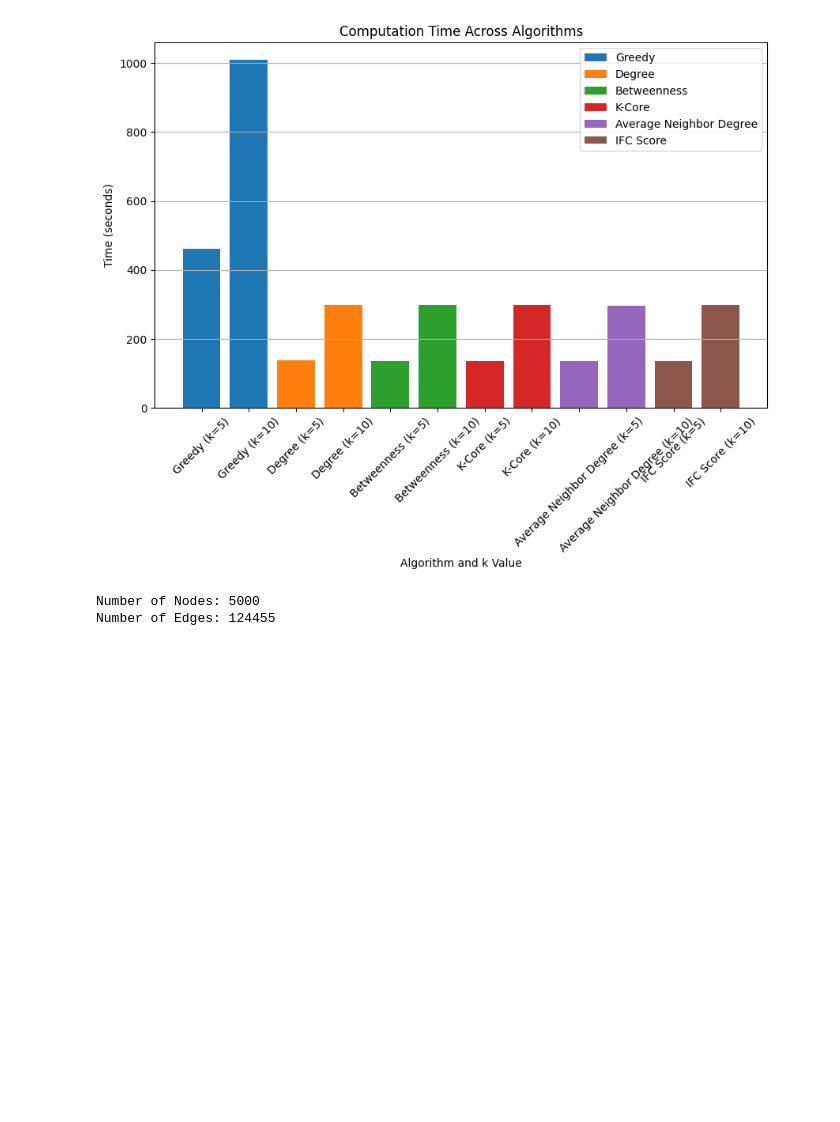
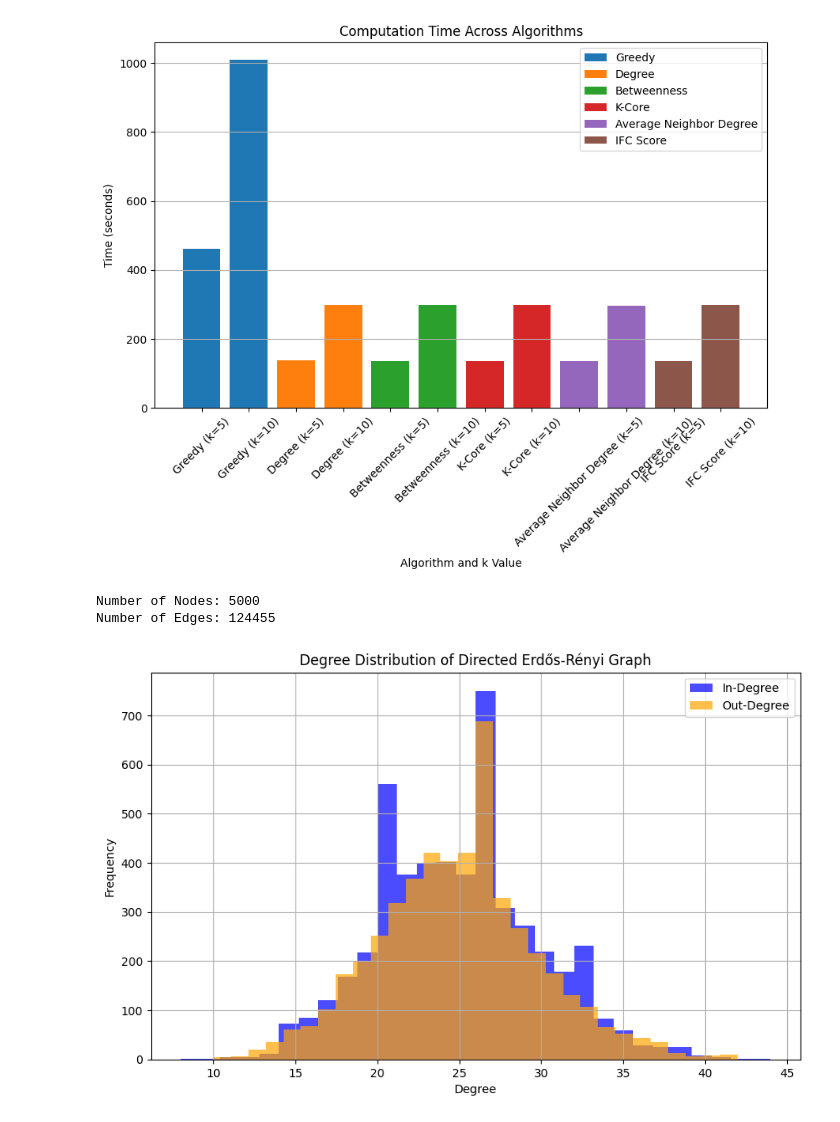
Before and after one commit to AaqibZ/AaqibZ, a Jupyter notebook: IM_Using_GNN.ipynb, the cells around one changed output. Drawn from its saved outputs; the diff is of its cells as text; code cells hidden in the pictures; blank space fills up the shorter version.

```diff
--- a/IM_Using_GNN.ipynb
+++ b/IM_Using_GNN.ipynb
@@ -2096,3 +2096,22 @@ graph_processor = GraphProcessor()
 G = graph_processor.add_features_to_graph(G)
 # Add labels based on IFC score (top 30% of nodes)
 G = graph_processor.add_labels_to_graph(G, top_percentage=40)
+# %%
+import matplotlib.pyplot as plt
+
+# Calculate in-degree and out-degree
+in_degrees = [d for _, d in G.in_degree()]
+out_degrees = [d for _, d in G.out_degree()]
+
+# Plot in-degree distribution
+plt.figure(figsize=(10, 6))
+plt.hist(in_degrees, bins=30, alpha=0.7, label="In-Degree", color="blue")
+plt.hist(out_degrees, bins=30, alpha=0.7, label="Out-Degree", color="orange")
+plt.title("Degree Distribution of Directed Erdős-Rényi Graph")
+plt.xlabel("Degree")
+plt.ylabel("Frequency")
+plt.legend()
+plt.grid()
+plt.show()
+# %% [output]
+[figure, added]
```
Also changed, not shown: parts of 1 cell of this notebook.
